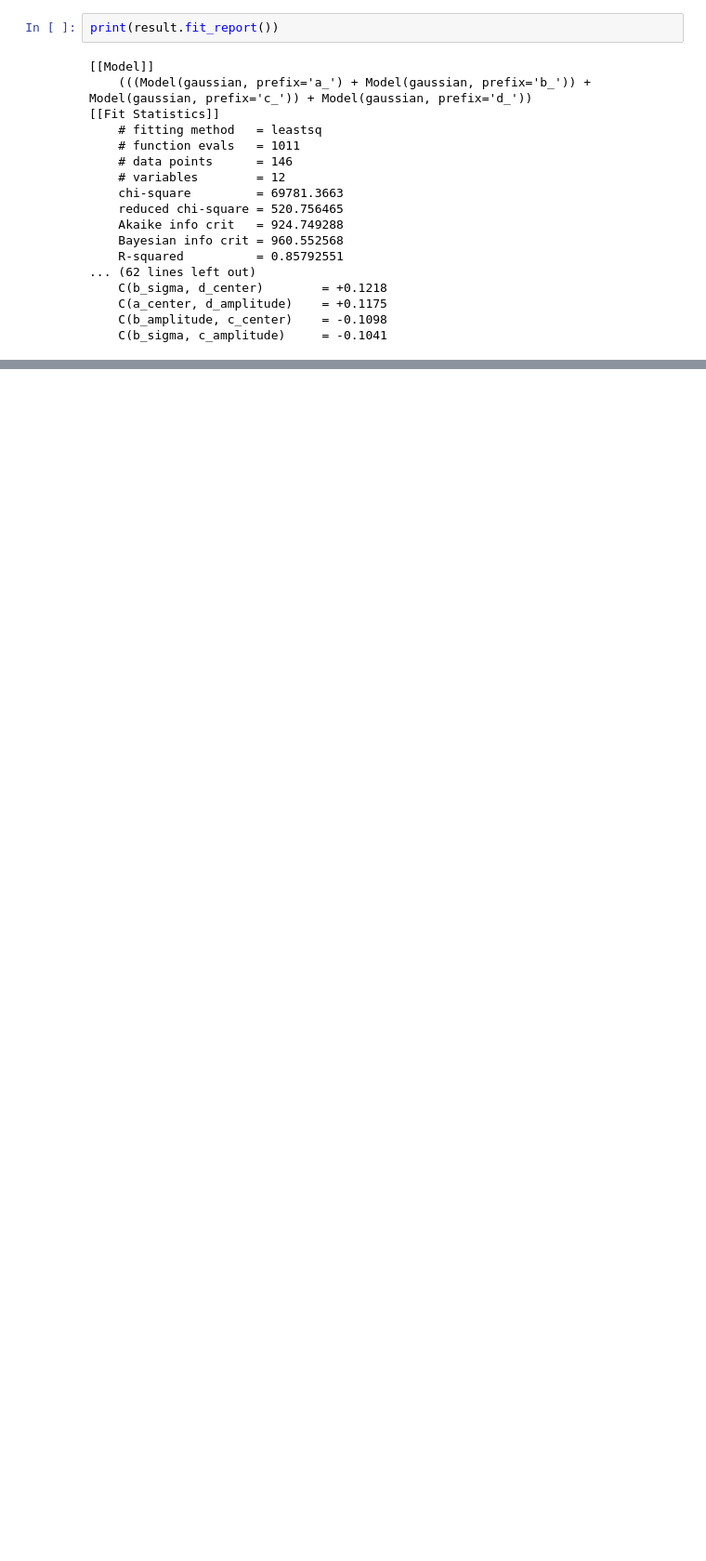
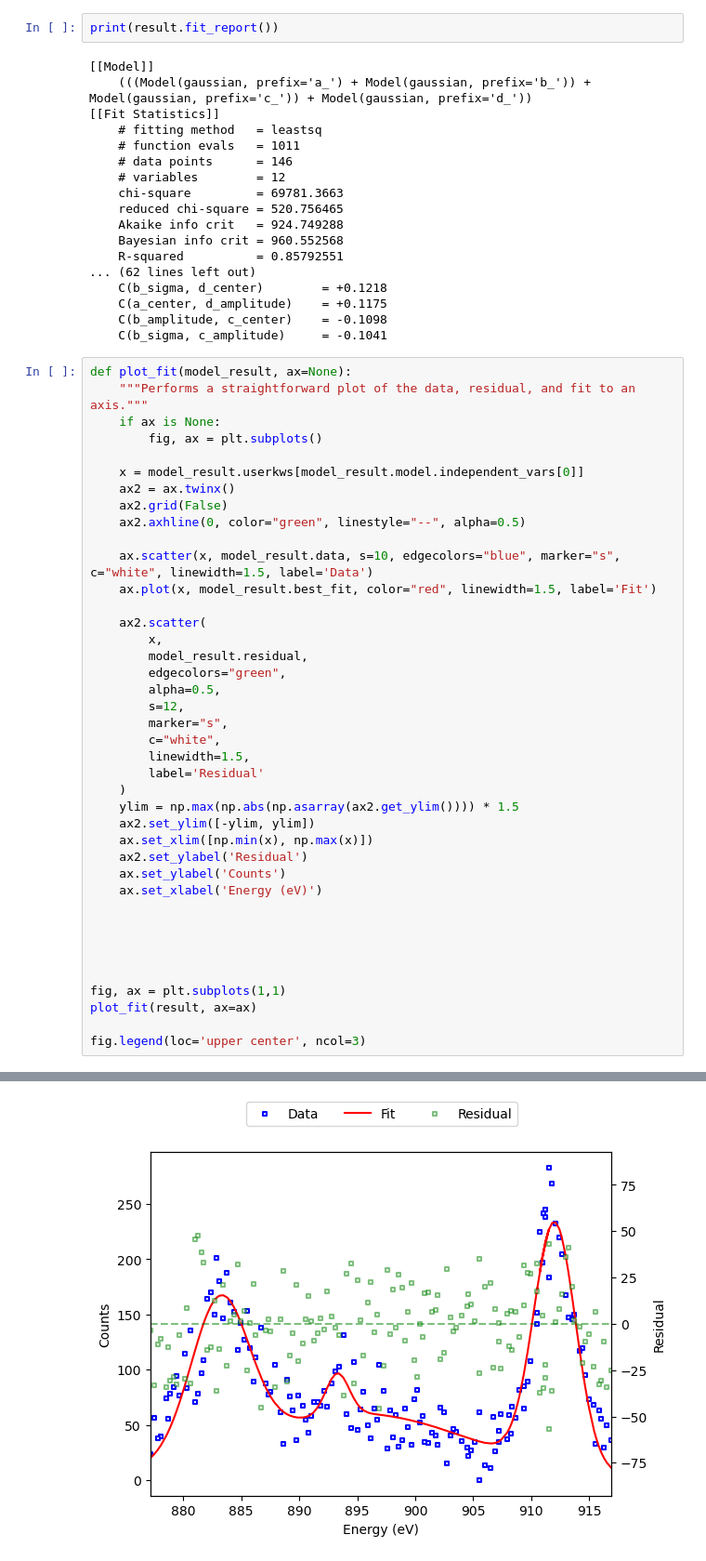
Before and after one commit to Nereumobu/advanced_lab_master, a Jupyter notebook: Ma_4/work_arpes_Al_Ag_30V_3p.ipynb, the cells around one changed output, grey strips where cells are left out. Shown at 93% size. Cells and saved outputs as stored; diff of their text form; blank space fills up the shorter version.

Commit message:
Added final plots for each notebook

```diff
--- a/Ma_4/work_arpes_Al_Ag_30V_3p.ipynb
+++ b/Ma_4/work_arpes_Al_Ag_30V_3p.ipynb
@@ -197,3 +197,44 @@ print(result.fit_report())
     C(a_center, d_amplitude)    = +0.1175
     C(b_amplitude, c_center)    = -0.1098
     C(b_sigma, c_amplitude)     = -0.1041
+# %%
+def plot_fit(model_result, ax=None):
+    """Performs a straightforward plot of the data, residual, and fit to an axis."""
+    if ax is None:
+        fig, ax = plt.subplots()
+
+    x = model_result.userkws[model_result.model.independent_vars[0]]
+    ax2 = ax.twinx()
+    ax2.grid(False)
+    ax2.axhline(0, color="green", linestyle="--", alpha=0.5)
+
+    ax.scatter(x, model_result.data, s=10, edgecolors="blue", marker="s", c="white", linewidth=1.5, label='Data')
+    ax.plot(x, model_result.best_fit, color="red", linewidth=1.5, label='Fit')
+
+    ax2.scatter(
+        x,
+        model_result.residual,
+        edgecolors="green",
+        alpha=0.5,
+        s=12,
+        marker="s",
+        c="white",
+        linewidth=1.5,
+        label='Residual'
+    )
+    ylim = np.max(np.abs(np.asarray(ax2.get_ylim()))) * 1.5
+    ax2.set_ylim([-ylim, ylim])
+    ax.set_xlim([np.min(x), np.max(x)])
+    ax2.set_ylabel('Residual')
+    ax.set_ylabel('Counts')
+    ax.set_xlabel('Energy (eV)')
+
+
+
+
+
+fig, ax = plt.subplots(1,1)
+plot_fit(result, ax=ax)
+
+fig.legend(loc='upper center', ncol=3)
+# %% [output]
@@ -199,0 +242 @@ print(result.fit_report())
+[figure, added]
```
Also changed, not shown: parts of 2 cells of this notebook, 6 other files.
